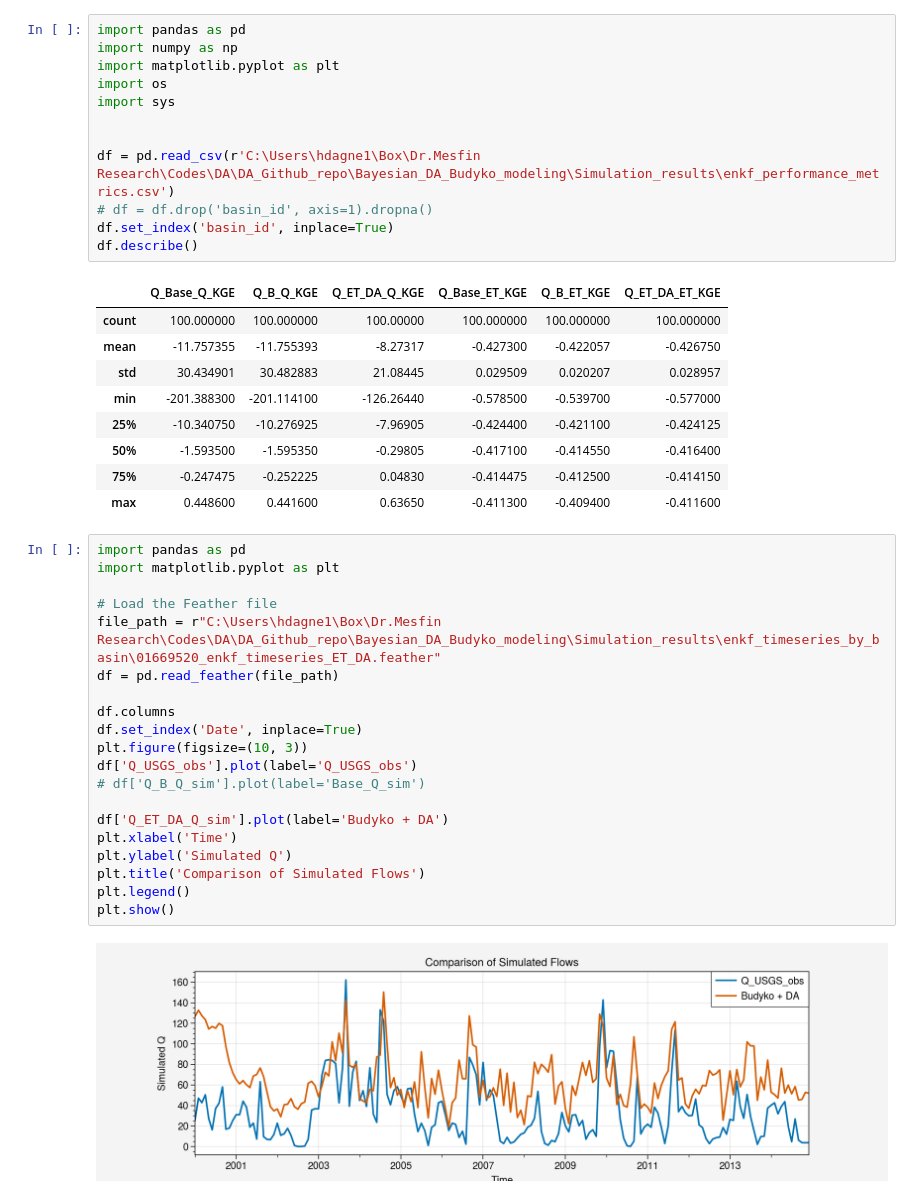
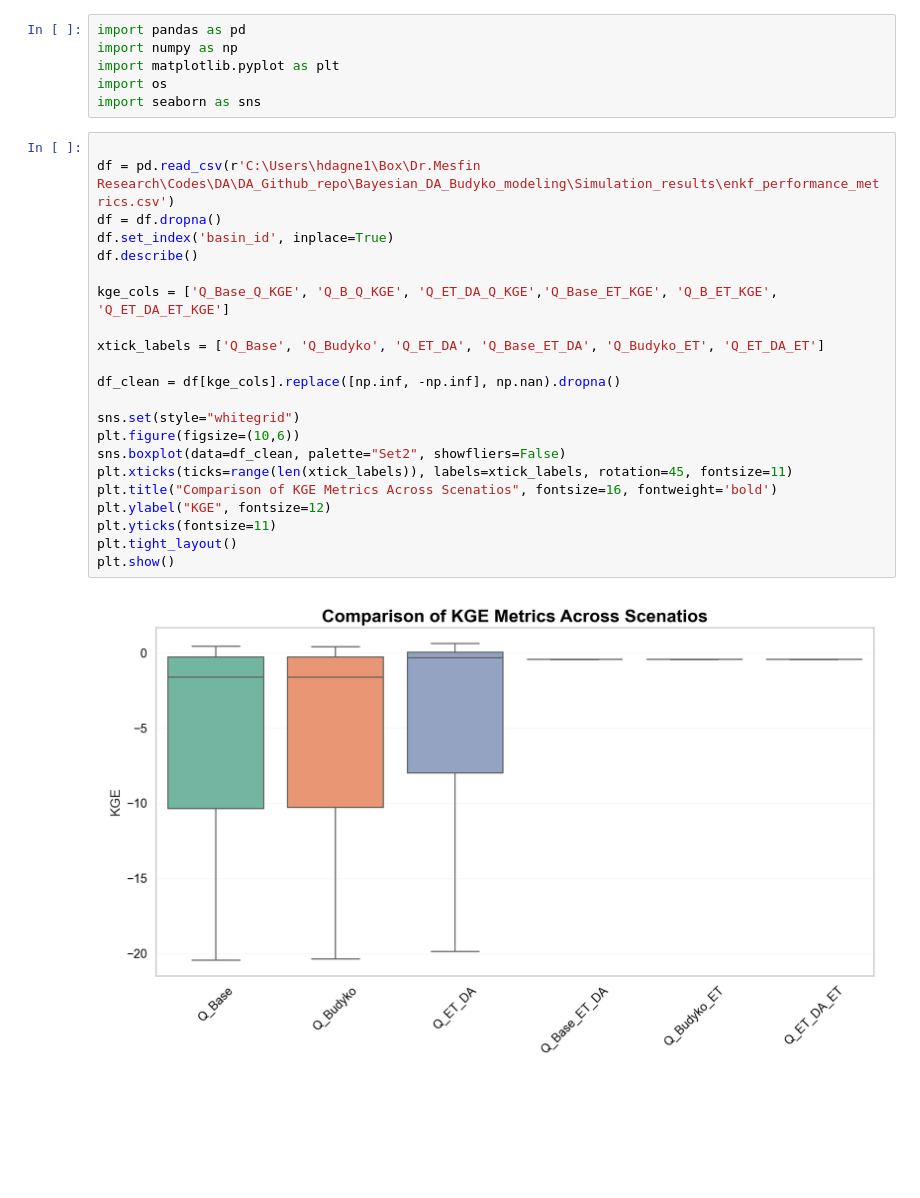
Before and after one commit to Habte1345/Bayesian_DA_Budyko_modeling, a Jupyter notebook: notebooks/notwbook.ipynb, the cells around one changed output. Cells and saved outputs as stored; diff of their text form; blank space fills up the shorter version.

```diff
--- a/notebooks/notwbook.ipynb
+++ b/notebooks/notwbook.ipynb
@@ -1,44 +1,30 @@
+# %%
+import pandas as pd
+import numpy as np
+import matplotlib.pyplot as plt
+import os
+import seaborn as sns
 # %%
-import pandas as pd
-import numpy as np
-import matplotlib.pyplot as plt
-import os
-import sys
-
 
 df = pd.read_csv(r'C:\Users\hdagne1\Box\Dr.Mesfin Research\Codes\DA\DA_Github_repo\Bayesian_DA_Budyko_modeling\Simulation_results\enkf_performance_metrics.csv')
-# df = df.drop('basin_id', axis=1).dropna()
+df = df.dropna()
 df.set_index('basin_id', inplace=True)
 df.describe()
+
+kge_cols = ['Q_Base_Q_KGE', 'Q_B_Q_KGE', 'Q_ET_DA_Q_KGE','Q_Base_ET_KGE', 'Q_B_ET_KGE', 'Q_ET_DA_ET_KGE']
+
+xtick_labels = ['Q_Base', 'Q_Budyko', 'Q_ET_DA', 'Q_Base_ET_DA', 'Q_Budyko_ET', 'Q_ET_DA_ET']
+
+df_clean = df[kge_cols].replace([np.inf, -np.inf], np.nan).dropna()
+
+sns.set(style="whitegrid")
+plt.figure(figsize=(10,6))
+sns.boxplot(data=df_clean, palette="Set2", showfliers=False)
+plt.xticks(ticks=range(len(xtick_labels)), labels=xtick_labels, rotation=45, fontsize=11)
+plt.title("Comparison of KGE Metrics Across Scenatios", fontsize=16, fontweight='bold')
+plt.ylabel("KGE", fontsize=12)
+plt.yticks(fontsize=11)
+plt.tight_layout()
+plt.show()
 # %% [output]
-|  | Q_Base_Q_KGE | Q_B_Q_KGE | Q_ET_DA_Q_KGE | Q_Base_ET_KGE | Q_B_ET_KGE | Q_ET_DA_ET_KGE |
-| count | 100.000000 | 100.000000 | 100.00000 | 100.000000 | 100.000000 | 100.000000 |
-| mean | -11.757355 | -11.755393 | -8.27317 | -0.427300 | -0.422057 | -0.426750 |
-| std | 30.434901 | 30.482883 | 21.08445 | 0.029509 | 0.020207 | 0.028957 |
-| min | -201.388300 | -201.114100 | -126.26440 | -0.578500 | -0.539700 | -0.577000 |
-| 25% | -10.340750 | -10.276925 | -7.96905 | -0.424400 | -0.421100 | -0.424125 |
-| 50% | -1.593500 | -1.595350 | -0.29805 | -0.417100 | -0.414550 | -0.416400 |
-| 75% | -0.247475 | -0.252225 | 0.04830 | -0.414475 | -0.412500 | -0.414150 |
-| max | 0.448600 | 0.441600 | 0.63650 | -0.411300 | -0.409400 | -0.411600 |
+[figure, added]
-# %%
-import pandas as pd
-import matplotlib.pyplot as plt
-
-# Load the Feather file
-file_path = r"C:\Users\hdagne1\Box\Dr.Mesfin Research\Codes\DA\DA_Github_repo\Bayesian_DA_Budyko_modeling\Simulation_results\enkf_timeseries_by_basin\01669520_enkf_timeseries_ET_DA.feather"
-df = pd.read_feather(file_path)
-
-df.columns
-df.set_index('Date', inplace=True)
-plt.figure(figsize=(10, 3))
-df['Q_USGS_obs'].plot(label='Q_USGS_obs')
-# df['Q_B_Q_sim'].plot(label='Base_Q_sim')
-
-df['Q_ET_DA_Q_sim'].plot(label='Budyko + DA')
-plt.xlabel('Time')
-plt.ylabel('Simulated Q')
-plt.title('Comparison of Simulated Flows')
-plt.legend()
-plt.show()
-# %% [output]
-[figure, removed]
```
Also changed, not shown: parts of 2 cells of this notebook.
